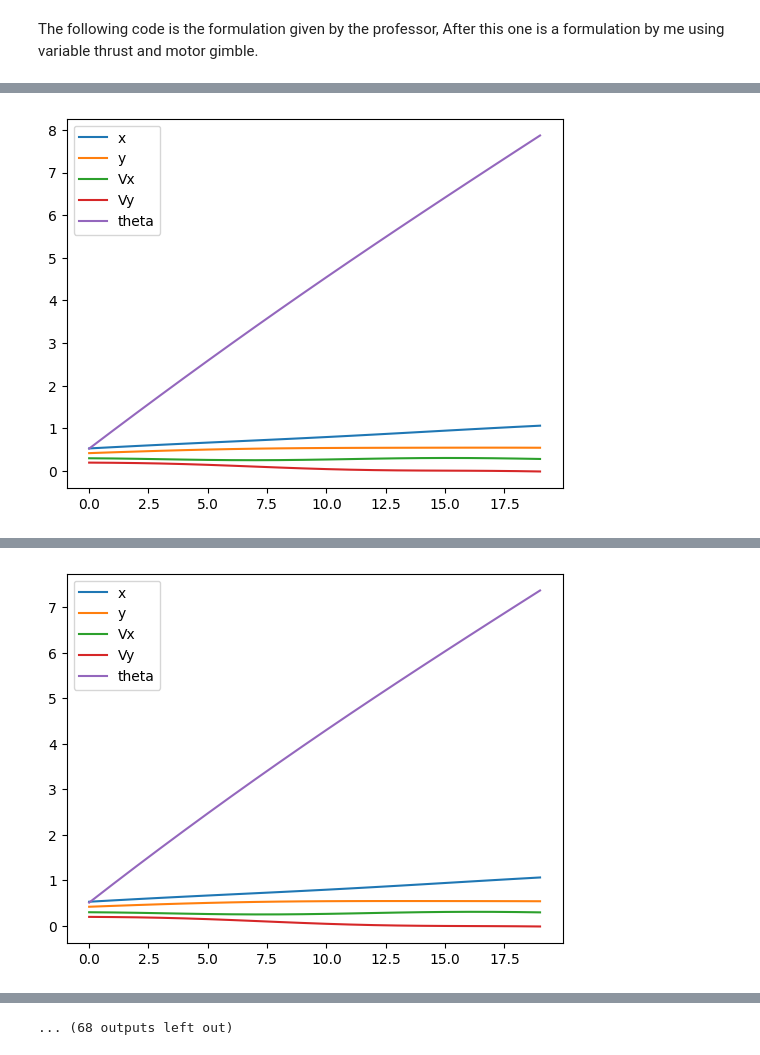
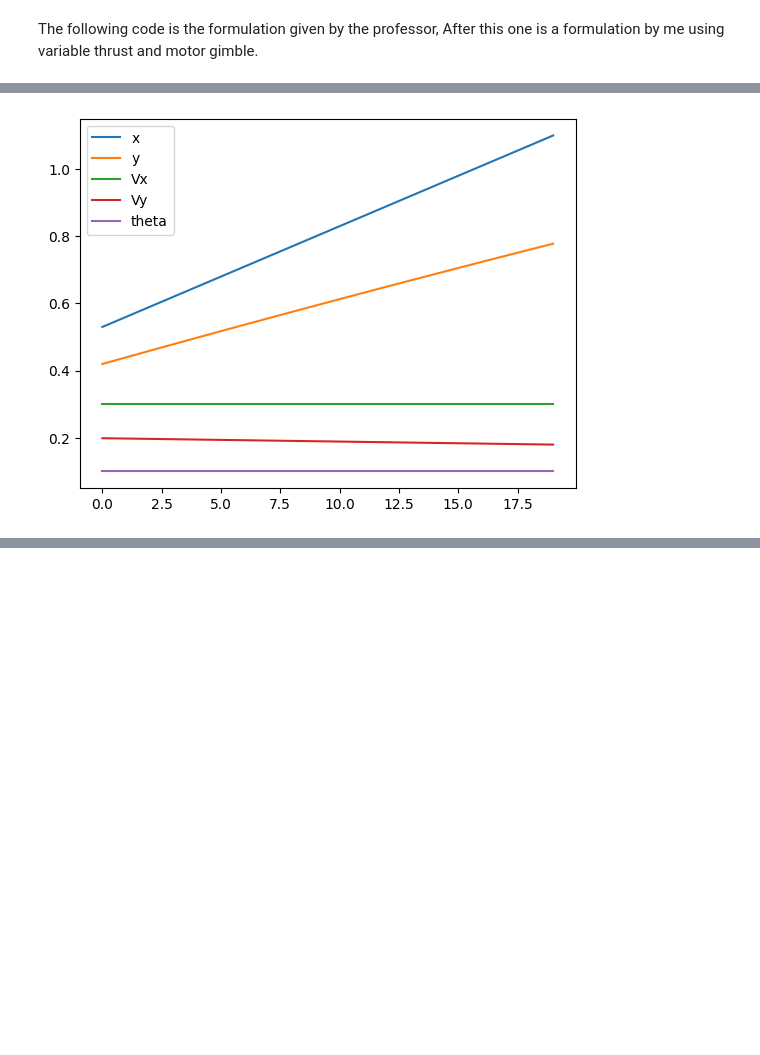
Before and after one commit to zachpoit/MAE598, a Jupyter notebook: Project1/Project1.ipynb, the cells around one changed output, grey strips where cells are left out. Cells and saved outputs as stored; diff of their text form; code cells hidden in the pictures; blank space fills up the shorter version.

```diff
--- a/Project1/Project1.ipynb
+++ b/Project1/Project1.ipynb
@@ -22,8 +22,8 @@ t.manual_seed(0)
 # environment parameters
 
 FRAME_TIME = 0.1  # time interval
-GRAVITY_ACCEL = 0.12  # gravity constant
-BOOST_ACCEL = 0.18  # thrust constant
+GRAVITY_ACCEL = 0.01  # gravity constant
+BOOST_ACCEL = 0.01  # thrust constant
 
 # # the following parameters are not being used in the sample code
 # PLATFORM_WIDTH = 0.25  # landing platform width
@@ -44,6 +44,17 @@ class Dynamics(nn.Module):
 
     @staticmethod
     def forward(state, action):
+
+
+        '''
+        action[0] = Thrust
+        action[1] = change in theta
+        state[0] = x
+        state[1] = y
+        state[2] = Vx
+        state[3] = Vy
+        state[4] = theta
+        '''
 
         # gravity tensor, only affects the second state
         delta_state_gravity = - GRAVITY_ACCEL * t.tensor([0., 0.5 * FRAME_TIME**2, 0., FRAME_TIME, 0.])
@@ -164,7 +175,7 @@ class Simulation(nn.Module):
         return t.tensor(state, requires_grad=False).float()
 
     def error(self, state):
-        weights = t.tensor([20.,20.,1.,1.,100.])
+        weights = t.tensor([1.,1.,0.1,0.1,100.])
         return t.matmul(weights.T,t.square(state))
 
 # set up the optimizer
@@ -179,7 +190,7 @@ class Optimize:
     def __init__(self, simulation):
         self.simulation = simulation
         self.parameters = simulation.controller.parameters()
-        self.optimizer = optim.LBFGS(self.parameters, lr=0.001)
+        self.optimizer = optim.LBFGS(self.parameters, lr=0.01)
 
     def step(self):
         def closure():
@@ -194,7 +205,7 @@ class Optimize:
         for epoch in range(epochs):
             loss = self.step()
             print('[%d] loss: %.3f' % (epoch + 1, loss))
-            self.visualize()
+        self.visualize()
 
     def visualize(self):
         data = np.array([self.simulation.state_trajectory[i].detach().numpy() for i in range(self.simulation.T)])
@@ -210,7 +221,7 @@ class Optimize:
 
 T = 20  # number of time steps
 dim_input = 5  # state space dimensions
-dim_hidden = 6  # latent dimensions
+dim_hidden = 8 # latent dimensions
 dim_output = 2  # action space dimensions
 d = Dynamics()  # define dynamics
 c = Controller(dim_input, dim_hidden, dim_output)  # define controller
@@ -222 +249 @@ o.train(40)  # solve the optimization problem
-[figure, old version]
+[figure, new version]
@@ -224 +249,0 @@ o.train(40)  # solve the optimization problem
-[figure, removed]
@@ -233,4 +250,3 @@ o.train(40)  # solve the optimization problem
-... (68 outputs left out)
 # %% [markdown]
 ### Formulation of Rocket with gimble and variable thrust
 
```
Also changed, not shown: parts of 2 cells of this notebook.
